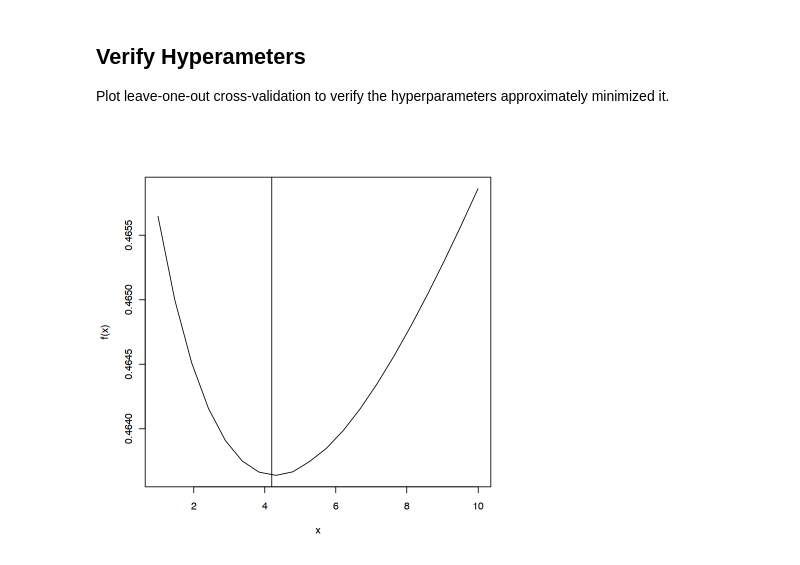
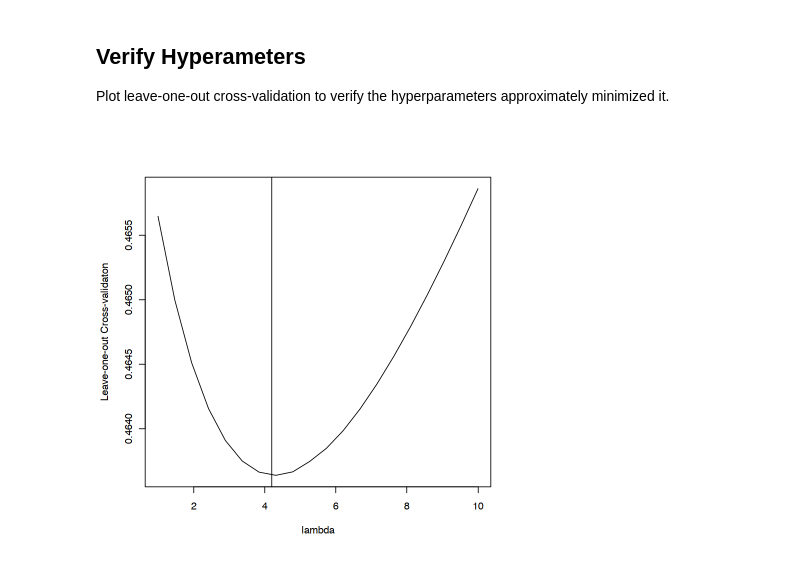
Before and after one commit to rnburn/bbai, a Jupyter notebook: example/logistic_regression/diabetes.ipynb, the cells around one changed output. Cells and saved outputs as stored; diff of their text form; code cells hidden in the pictures.

```diff
--- a/example/logistic_regression/diabetes.ipynb
+++ b/example/logistic_regression/diabetes.ipynb
@@ -52,12 +52,13 @@ computeLo <- function(lambda, df) {
 # %%
 f <- function(lambdas) {
     result <- rep(0, 10)
     for (i in 1:length(lambdas)) {
         result[i] <- computeLo(lambdas[i], df)
     }
     result
 }
-curve(f(x), from=1, to=10,  n=20)
+curve(f(x), from=1, to=10,  n=20, xlab="lambda",
+      ylab="Leave-one-out Cross-validaton")
 abline(v = lambda)
 # %% [output]
-[figure, old version]
+[figure, new version]
```
